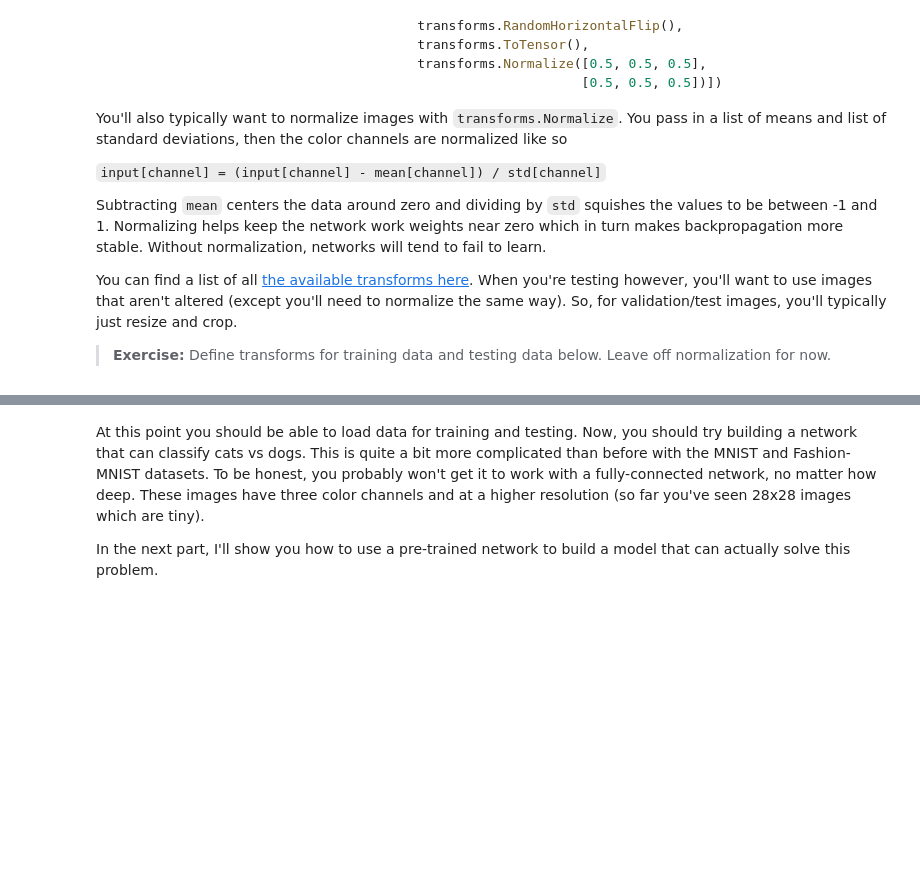
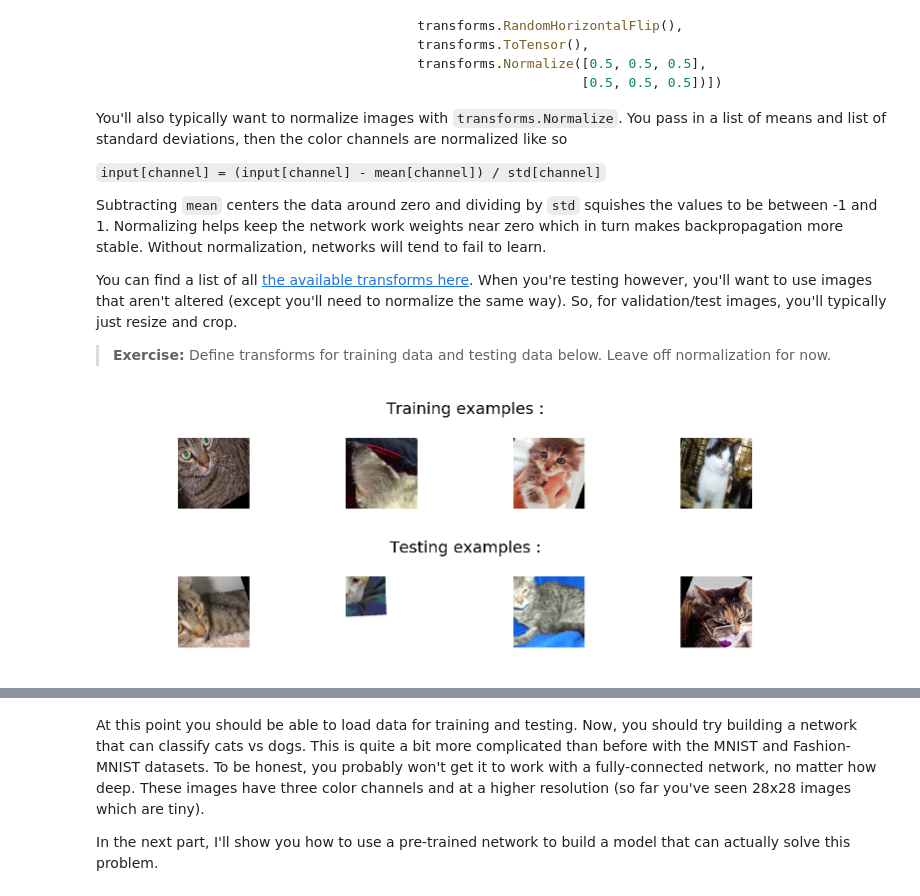
Before and after one commit to Kabongosalomon/Secure-and-Private-AI-Scholarship-Challenge-from-Facebook, a Jupyter notebook: intro-to-pytorch/Part 7 - Loading Image Data (Exercises).ipynb, the cells around one changed output, grey strips where cells are left out. Cells and saved outputs as stored; diff of their text form; code cells hidden in the pictures; blank space fills up the shorter version.

```diff
--- a/intro-to-pytorch/Part 7 - Loading Image Data (Exercises).ipynb
+++ b/intro-to-pytorch/Part 7 - Loading Image Data (Exercises).ipynb
@@ -122,9 +123,14 @@ You can find a list of all [the available transforms here](http://pytorch.org/do
 data_dir = 'Cat_Dog_data'
 
 # TODO: Define transforms for the training data and testing data
-train_transforms =
+train_transforms = transforms.Compose([transforms.RandomRotation(30),
+                                       transforms.RandomResizedCrop(224),
+                                       transforms.RandomHorizontalFlip(),
+                                       transforms.ToTensor()])
 
-test_transforms =
+test_transforms = transforms.Compose([ transforms.Resize(255),
+                                       transforms.CenterCrop(224),
+                                       transforms.ToTensor()])
 
 
 # Pass transforms in here, then run the next cell to see how the transforms look
@@ -133,6 +139,43 @@ test_data = datasets.ImageFolder(data_dir + '/test', transform=test_transforms)
 
 trainloader = torch.utils.data.DataLoader(train_data, batch_size=32)
 testloader = torch.utils.data.DataLoader(test_data, batch_size=32)
+# %%
+# Example of title on the raw subplot
+
+fig, big_axes = plt.subplots( figsize=(10, 4) , nrows=2, ncols=1)
+
+label_ = ["Training", "Testing"]
+for row, big_ax in enumerate(big_axes, start=0):
+    big_ax.set_title("%s examples :\n" % label_[row], fontsize=16)
+
+    # Turn off axis lines and ticks of the big subplot
+    # obs alpha is 0 in RGBA string!
+    big_ax.tick_params(labelcolor=(1.,1.,1., 0.0),
+                       top='off', bottom='off', left='off', right='off')
+    # removes the white frame
+    big_ax._frameon = False
+
+# Training data loader
+data_iter = iter(trainloader)
+images, labels = next(data_iter)
+
+for i in range(1,5):
+    ax = fig.add_subplot(2,4,i)
+    helper.imshow(images[i], ax=ax, normalize=False)
+
+#  Testing data Loader
+data_dir = iter(testloader)
+images, labels = next(data_iter)
+for i in range(5,9):
+    ax = fig.add_subplot(2,4,i)
+    helper.imshow(images[i], ax=ax, normalize=False)
+#     ax.set_title('Plot title ' + str(i))
+
+fig.set_facecolor('w')
+plt.tight_layout()
+plt.show()
+# %% [output]
+[figure, added]
 # %%
 # change this to the trainloader or testloader
 data_iter = iter(testloader)
```
Also changed, not shown: parts of 10 cells of this notebook, 3 other files.
